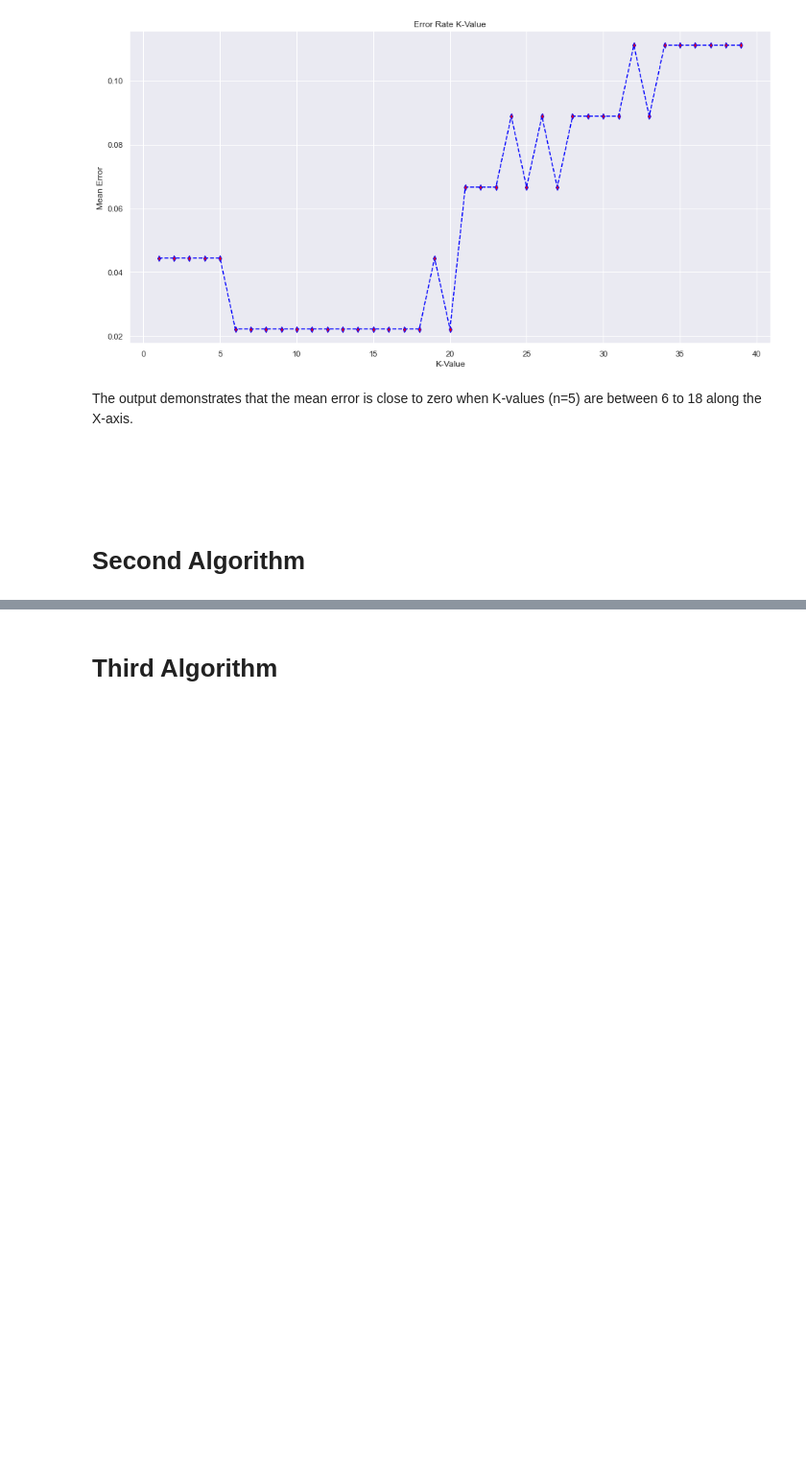
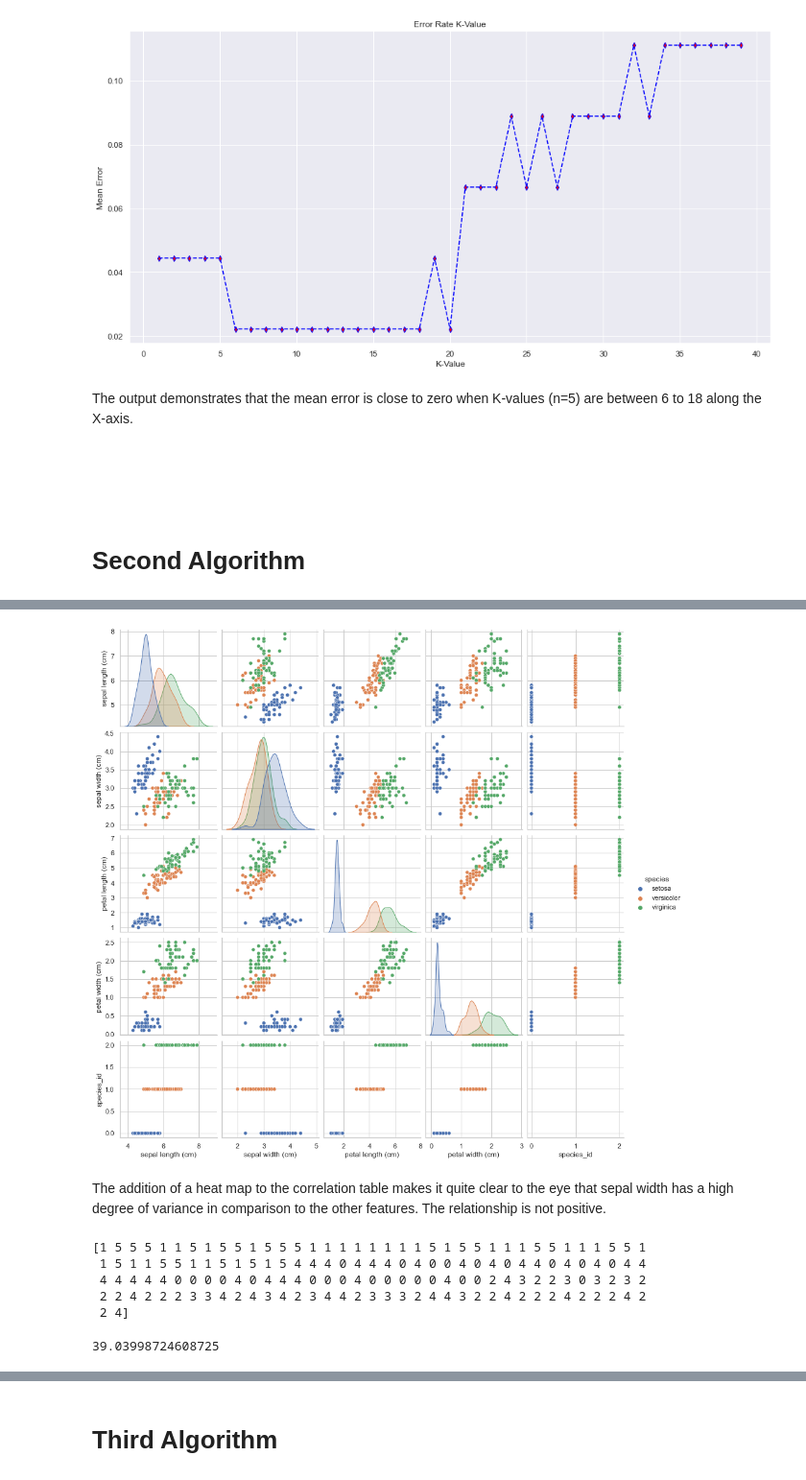
Before and after one commit to Deego88/MLS, a Jupyter notebook: Scikit-learn.ipynb, the cells around one changed output, grey strips where cells are left out. Shown at 96% size. Cells and saved outputs as stored; diff of their text form; code cells hidden in the pictures; blank space fills up the shorter version.

Commit message:
Add files via upload
Images uploaded and Algo number Two complete.

```diff
--- a/Scikit-learn.ipynb
+++ b/Scikit-learn.ipynb
@@ -445,0 +380,23 @@ np.polyfit(df2["Engine Size"], df2["CO2 Emissions"], 1)
+# %%
+# label function, pre processing of data
+def species_label(theta):
+    if theta==0:
+        return raw_data.target_names[0]
+    if theta==1:
+        return raw_data.target_names[1]
+    if theta==2:
+        return raw_data.target_names[2]
+
+# processing data with pandas DF
+raw_data = datasets.load_iris()
+
+#  description of the data-type
+data_desc = raw_data.DESCR
+
+# set data
+data = pd.DataFrame(raw_data.data, columns=raw_data.feature_names)
+
+# species column is replaced with species ID number
+data['species'] = [species_label(theta) for theta in raw_data.target]
+data['species_id'] = raw_data.target
+data.head()
@@ -445,0 +461,9 @@ np.polyfit(df2["Engine Size"], df2["CO2 Emissions"], 1)
+# %%
+# use seaborn to visualise pair plot
+sns.set_style('whitegrid')
+sns.pairplot(data, hue='species')
+plt.show()
+# %% [output]
+[figure, added]
+# %% [markdown]
+The addition of a heat map to the correlation table makes it quite clear to the eye that sepal width has a high degree of variance in comparison to the other features. The relationship is not positive.
@@ -445,0 +472,18 @@ np.polyfit(df2["Engine Size"], df2["CO2 Emissions"], 1)
+# %%
+# creating K-Means where  n=6
+kmeans = KMeans(n_clusters=6)
+
+# fit and predict
+y = kmeans.fit_predict(X_data)
+print(y)
+# %% [output]
+[1 5 5 5 1 1 5 1 5 5 1 5 5 5 1 1 1 1 1 1 1 1 5 1 5 5 1 1 1 5 5 1 1 1 5 5 1
+ 1 5 1 1 5 5 1 1 5 1 5 1 5 4 4 4 0 4 4 4 0 4 0 0 4 0 4 0 4 4 0 4 0 4 0 4 4
+ 4 4 4 4 4 0 0 0 0 4 0 4 4 4 0 0 0 4 0 0 0 0 0 4 0 0 2 4 3 2 2 3 0 3 2 3 2
+ 2 2 4 2 2 2 3 3 4 2 4 3 4 2 3 4 4 2 3 3 3 2 4 4 3 2 2 4 2 2 2 4 2 2 2 4 2
+ 2 4]
+# %%
+# measures how well a dataset was clustered
+kmeans.inertia_
+# %% [output]
+39.03998724608725
```
Also changed, not shown: parts of 57 cells of this notebook, 1 other file.
